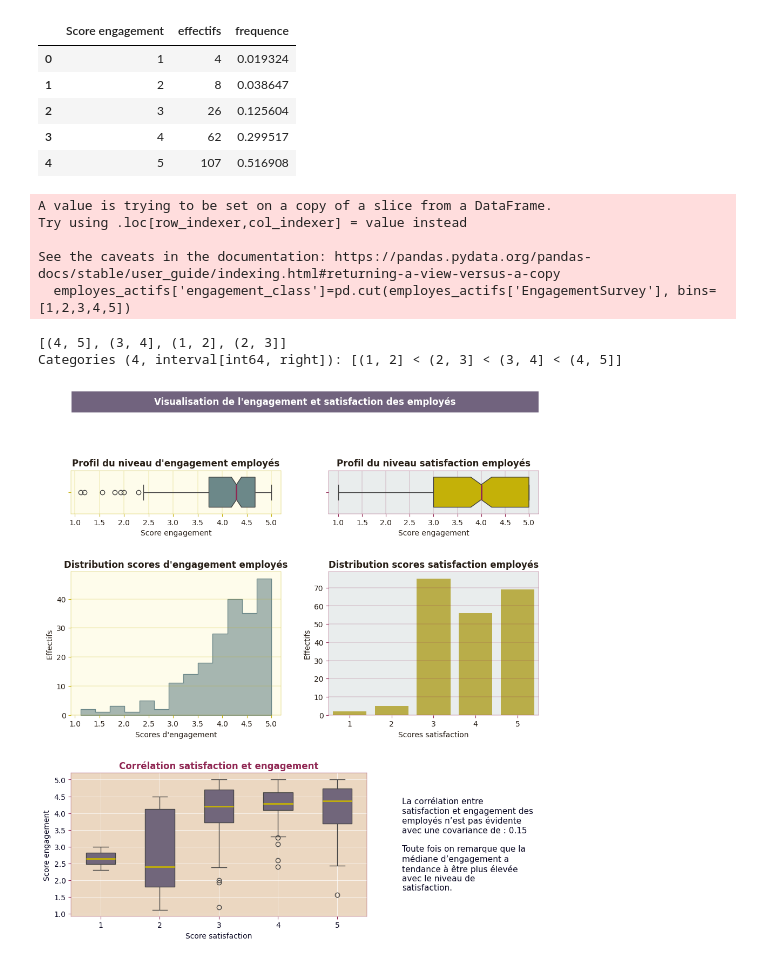
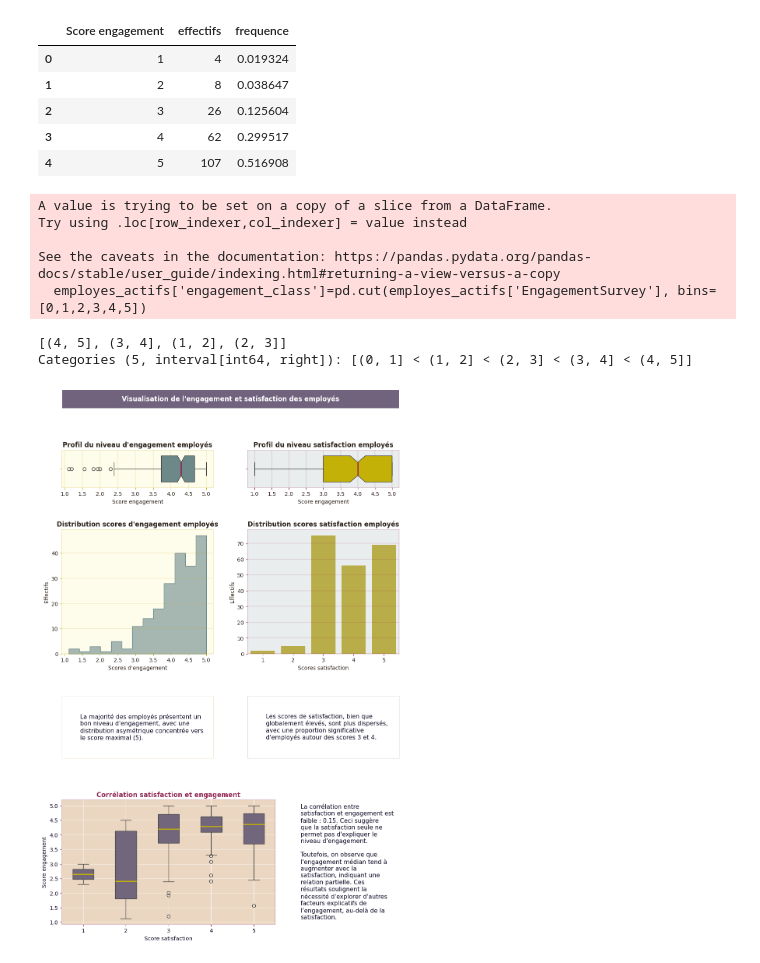
Before and after one commit to Isa31000/Projet-HR-sur-python, a Jupyter notebook: data_processing.ipynb, the cells around one changed output. Saved outputs shown, nothing was run; the diff lists cells and outputs as text; code cells hidden in the pictures.

```diff
--- a/data_processing.ipynb
+++ b/data_processing.ipynb
@@ -455,24 +477,24 @@ import numpy as np
 pearson=st.pearsonr(employes_actifs["EmpSatisfaction"],employes_actifs["EngagementSurvey"])[0]
 cov=np.cov(employes_actifs["EmpSatisfaction"],employes_actifs["EngagementSurvey"],ddof=0)[1,0]
 # %%
-employes_actifs['engagement_class']=pd.cut(employes_actifs['EngagementSurvey'], bins=[1,2,3,4,5])
+employes_actifs['engagement_class']=pd.cut(employes_actifs['EngagementSurvey'], bins=[0,1,2,3,4,5])
 employes_actifs['engagement_class'].unique()
 # %% [output]
 A value is trying to be set on a copy of a slice from a DataFrame.
 Try using .loc[row_indexer,col_indexer] = value instead
 
 See the caveats in the documentation: https://pandas.pydata.org/pandas-docs/stable/user_guide/indexing.html#returning-a-view-versus-a-copy
-  employes_actifs['engagement_class']=pd.cut(employes_actifs['EngagementSurvey'], bins=[1,2,3,4,5])
+  employes_actifs['engagement_class']=pd.cut(employes_actifs['EngagementSurvey'], bins=[0,1,2,3,4,5])
 [(4, 5], (3, 4], (1, 2], (2, 3]]
-Categories (4, interval[int64, right]): [(1, 2] < (2, 3] < (3, 4] < (4, 5]]
+Categories (5, interval[int64, right]): [(0, 1] < (1, 2] < (2, 3] < (3, 4] < (4, 5]]
 # %%
 import mplcursors #rendre le graphique intéractif
 import numpy as np
 # Créer la figure et le gridspec
 
-fig3 = plt.figure(figsize=(10, 11))
+fig3 = plt.figure(figsize=(10, 15))
 
-gs3 = gridspec.GridSpec(nrows=4, ncols=6, height_ratios=[0.15, 0.3, 1,1]) #config ratios en colonnes et lignes
+gs3 = gridspec.GridSpec(nrows=5, ncols=6, height_ratios=[0.15, 0.3, 1,0.5,1]) #config ratios en colonnes et lignes
 
 # Créer les subplots
 
@@ -486,11 +508,15 @@ ax12 = fig3.add_subplot(gs3[2, 0:3])   #distribution engagement
 
 ax13 = fig3.add_subplot(gs3[2, 3:6])   #distribution satisfaction
 
-ax14 = fig3.add_subplot(gs3[3, 0:4])   #correl engagement satisfaction
+ax12b = fig3.add_subplot(gs3[3, 0:3])   #distribution engagement
 
-ax15 = fig3.add_subplot(gs3[3, 4:6])   #texte
+ax13b = fig3.add_subplot(gs3[3, 3:6])   #distribution satisfaction
 
-#Axe 1 : Titre
+ax14 = fig3.add_subplot(gs3[4, 0:4])   #correl engagement satisfaction
+
+ax15 = fig3.add_subplot(gs3[4, 4:6])   #texte
+
+#-----------------------------------------------Axe 1 : Titre ----------------------------------------------
 
 ax9.set_xticks([])
 ax9.set_yticks([])  # On désactive l'axe pour qu'il n'y ait pas de graphique
@@ -512,7 +538,7 @@ ax9.text(0.5, 0.5, #positions x, y
         fontweight='bold'
         )
 
-# Axe 2 : boite à moustache engagement
+# -----------------------------------------Axe 2 : boite à moustache engagement---------------------------------------------
 boite_engagement=sns.boxplot(data=employes_actifs,
                             x='EngagementSurvey',
                             ax=ax10,
@@ -529,7 +555,7 @@ for spine in ax10.spines.values(): #couleur bordures
 ax10.grid(True, axis='x', which='major', linewidth=0.2, color=(196/255,177/255,8/255))
 ax10.tick_params(axis='both', labelcolor=(39/255,30/255,22/255), color=(196/255,177/255,8/255))#couleur des axes
 
-# Axe 3 : boite à moustache satisfaction
+# -----------------------------------------Axe 3 : boite à moustache satisfaction------------------------------------------
 boite_satisfaction=sns.boxplot(data=employes_actifs,
                             x='EmpSatisfaction',
                             ax=ax11,
@@ -546,7 +572,7 @@ for spine in ax11.spines.values(): #couleur bordures
 ax11.grid(True, axis='x', which='major', linewidth=0.2, color=(144/255,39/255,83/255))
 ax11.tick_params(axis='both', labelcolor=(39/255,30/255,22/255), color=(144/255,39/255,83/255))#couleur des axes
 
-#distributions engagement
+#---------------------------------------------Axe 4 : distributions engagement ---------------------------------------
 sns.histplot(
     data=employes_actifs, x="EngagementSurvey",element="step",
     stat="count", common_norm=False, ax=ax12, color=(108/255,136/255,137/255), alpha=0.6
@@ -561,7 +587,7 @@ for spine in ax12.spines.values(): #couleur bordures
 ax12.grid(True, axis='y', which='major', linewidth=0.2, color=(196/255,177/255,8/255))
 ax12.tick_params(axis='both', labelcolor=(39/255,30/255,22/255), color=(196/255,177/255,8/255))#couleur des axes
 
-#distributions satisfaction
+#------------------------------------------Axe 5 : distributions satisfaction ------------------------------------------
 sns.barplot(
     data=tableau_satisfaction, x="Score de satisfaction", y='effectifs',
     ax=ax13, color=(196/255,177/255,8/255), alpha=0.8
@@ -575,40 +601,62 @@ for spine in ax13.spines.values(): #couleur bordures
     spine.set_linewidth(0.3)
 ax13.grid(True, axis='y', which='major', linewidth=0.2, color=(144/255,39/255,83/255))
 ax13.tick_params(axis='both', labelcolor=(39/255,30/255,22/255), color=(144/255,39/255,83/255))#couleur des axes
+#----------------------------------------------- Axe 6/7: Texte ----------------------------------------------------------
+wrapped7b=textwrap.fill(f"La majorité des employés présentent un bon niveau d'engagement, avec une distribution asymétrique concentrée vers le score maximal (5). ",
+                       width=40)
 
+ax12b.text(0.12, 0.5,wrapped7b, ha='left', va='center', fontsize=11, color=(9/255,7/255,34/255))
+ax12b.set_xticks([])
+ax12b.set_yticks([])  # On désactive l'axe pour qu'il n'y ait pas de graphique
+for spine in ax12b.spines.values():  # Supprime les bordures des subplots
+    spine.set_color((245/255,235/255,224/255))
+ax12b.set_facecolor('white')
 
-#corrélation engagement satisfaction
+wrapped8b=textwrap.fill(f"Les scores de satisfaction, bien que globalement élevés, sont plus dispersés, avec une proportion significative d'employés autour des scores 3 et 4. ",
+                       width=40)
+
+ax13b.text(0.12, 0.5,wrapped8b, ha='left', va='center', fontsize=11, color=(9/255,7/255,34/255))
+ax13b.set_xticks([])
+ax13b.set_yticks([])  # On désactive l'axe pour qu'il n'y ait pas de graphique
+for spine in ax13b.spines.values():  # Supprime les bordures des subplots
+    spine.set_color((225/255,221/255,228/255))
+ax13b.set_facecolor('white')
+
+#------------------------------------------Axe 8 : corrélation engagement satisfaction-------------------------------
 sns.boxplot(data=employes_actifs, x='EmpSatisfaction', y='EngagementSurvey',
             ax=ax14,
             width=0.5,
             color=(113/255,99/255,126/255),
             medianprops={"color": (196/255,177/255,8/255), "linewidth": 2}
             )
 ax14.set_title('Corrélation satisfaction et engagement',weight='bold', color=(144/255,39/255,83/255))
 ax14.set_ylabel('Score engagement', color=(9/255,7/255,34/255))
 ax14.set_xlabel('Score satisfaction', color=(9/255,7/255,34/255))
 ax14.set_facecolor((235/255,215/255,193/255))
 for spine in ax14.spines.values(): #couleur bordures
     spine.set_color((144/255,39/255,83/255))
     spine.set_linewidth(0.3)
 ax14.grid(True, axis='both', which='major', linewidth=0.5, color='white')
 ax14.tick_params(axis='both', labelcolor=(9/255,7/255,34/255), color=(144/255,39/255,83/255))#couleur des axes
 
-wrapped7=textwrap.fill(f'La corrélation entre satisfaction et engagement des employés n’est pas évidente avec une covariance de : {cov:.2f}',
+#----------------------------------------------- Axe 9: Texte ----------------------------------------------------------
+wrapped7=textwrap.fill(f"La corrélation entre satisfaction et engagement est faible : {cov:.2f}. Ceci suggère que la satisfaction seule ne permet pas d'expliquer le niveau d'engagement. ",
                        width=30)
-wrapped8=textwrap.fill(f'Toute fois on remarque que la médiane d’engagement a tendance à être plus élevée avec le niveau de satisfaction.',
+wrapped8=textwrap.fill(f"Toutefois, on observe que l'engagement médian tend à augmenter avec la satisfaction, indiquant une relation partielle. Ces résultats soulignent la nécessité d'explorer d'autres facteurs explicatifs de l’engagement, au-delà de la satisfaction.",
                        width=30)
 wrapped_combo=wrapped7+'\n\n'+wrapped8
 ax15.text(-0.1, 0.5,wrapped_combo, ha='left', va='center', fontsize=11, color=(9/255,7/255,34/255))
 ax15.set_xticks([])
 ax15.set_yticks([])  # On désactive l'axe pour qu'il n'y ait pas de graphique
 for spine in ax15.spines.values():  # Supprime les bordures des subplots
     spine.set_color('white')
 ax15.set_facecolor('white')
+
+
 mplcursors.cursor(hover=True)
 # Ajuster les espacements
 plt.tight_layout(pad=3)
 # Afficher la figure
 plt.show()
 # %% [output]
-[figure, old version]
+[figure, new version]
```
Also changed, not shown: parts of 17 cells of this notebook, 8 other files.
